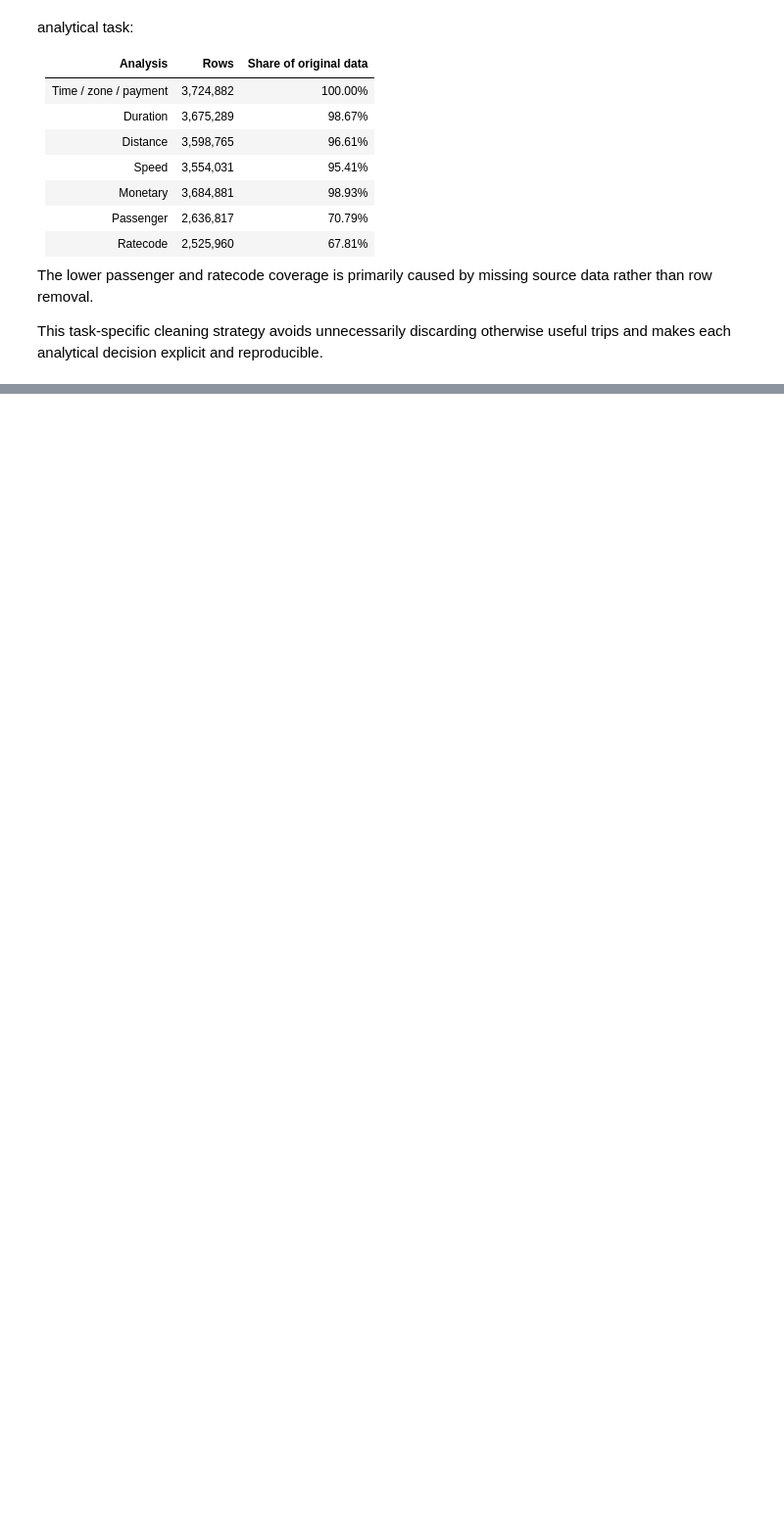
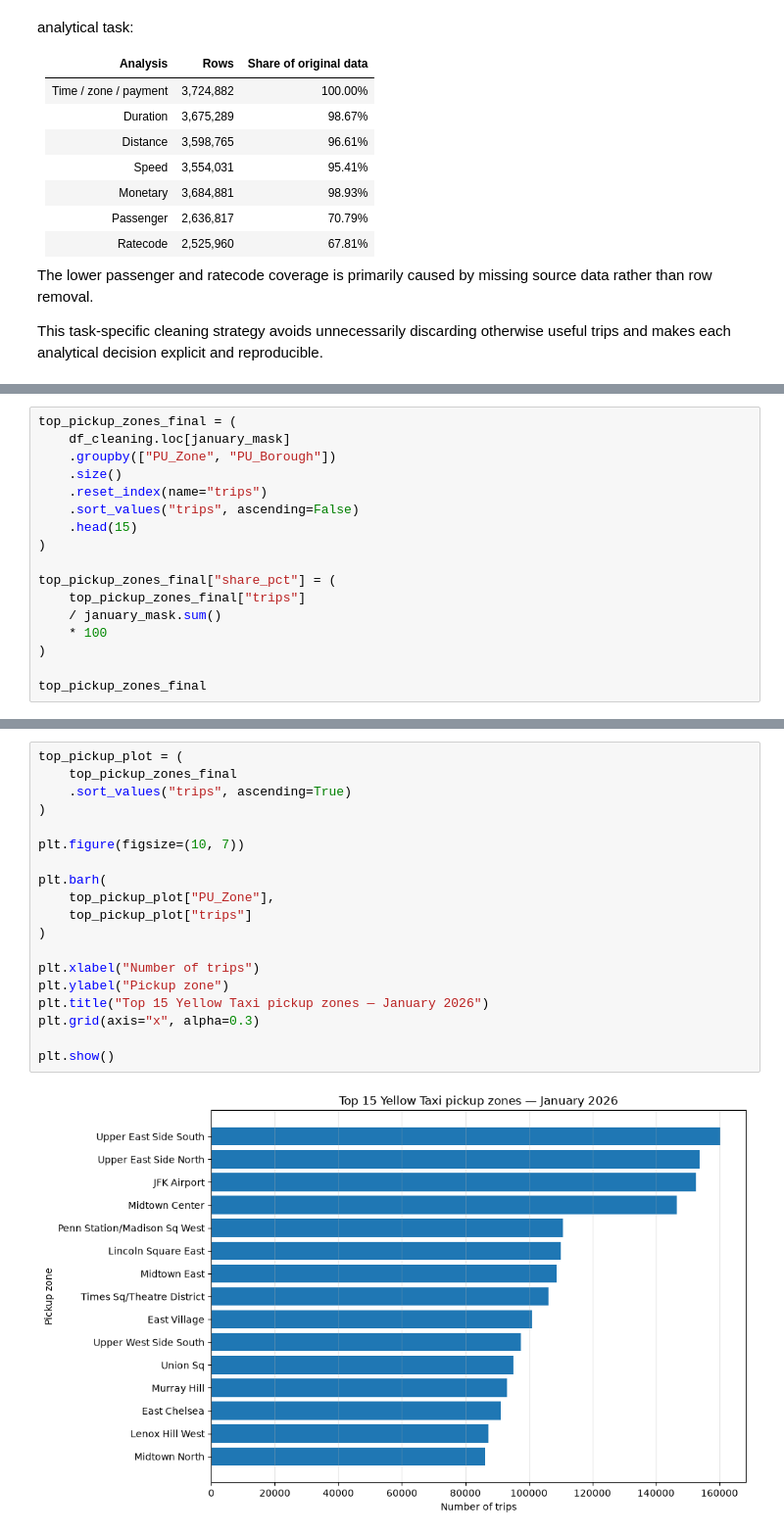
Before and after one commit to sazinovic/nyc-taxi-analysis, a Jupyter notebook: notebooks/01-exploration.ipynb, the cells around one changed output, grey strips where cells are left out. Shown at 98% size. Saved outputs shown, nothing was run; the diff lists cells and outputs as text; blank space fills up the shorter version.

```diff
--- a/notebooks/01-exploration.ipynb
+++ b/notebooks/01-exploration.ipynb
@@ -3657,0 +3848,17 @@ This task-specific cleaning strategy avoids unnecessarily discarding otherwise u
+# %%
+top_pickup_zones_final = (
+    df_cleaning.loc[january_mask]
+    .groupby(["PU_Zone", "PU_Borough"])
+    .size()
+    .reset_index(name="trips")
+    .sort_values("trips", ascending=False)
+    .head(15)
+)
+
+top_pickup_zones_final["share_pct"] = (
+    top_pickup_zones_final["trips"]
+    / january_mask.sum()
+    * 100
+)
+
+top_pickup_zones_final
@@ -3657,0 +3882,21 @@ This task-specific cleaning strategy avoids unnecessarily discarding otherwise u
+# %%
+top_pickup_plot = (
+    top_pickup_zones_final
+    .sort_values("trips", ascending=True)
+)
+
+plt.figure(figsize=(10, 7))
+
+plt.barh(
+    top_pickup_plot["PU_Zone"],
+    top_pickup_plot["trips"]
+)
+
+plt.xlabel("Number of trips")
+plt.ylabel("Pickup zone")
+plt.title("Top 15 Yellow Taxi pickup zones — January 2026")
+plt.grid(axis="x", alpha=0.3)
+
+plt.show()
+# %% [output]
+[figure, added]
```
Also changed, not shown: parts of 31 cells of this notebook.
